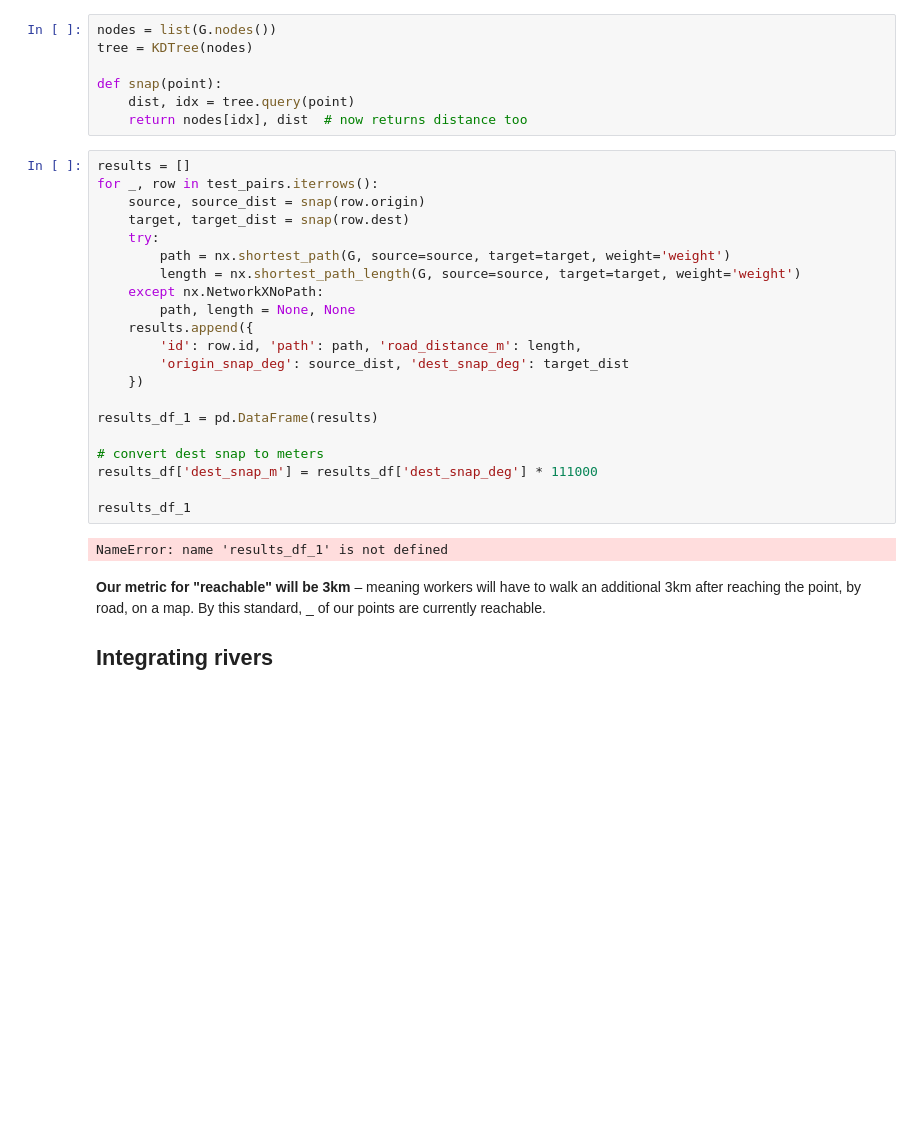
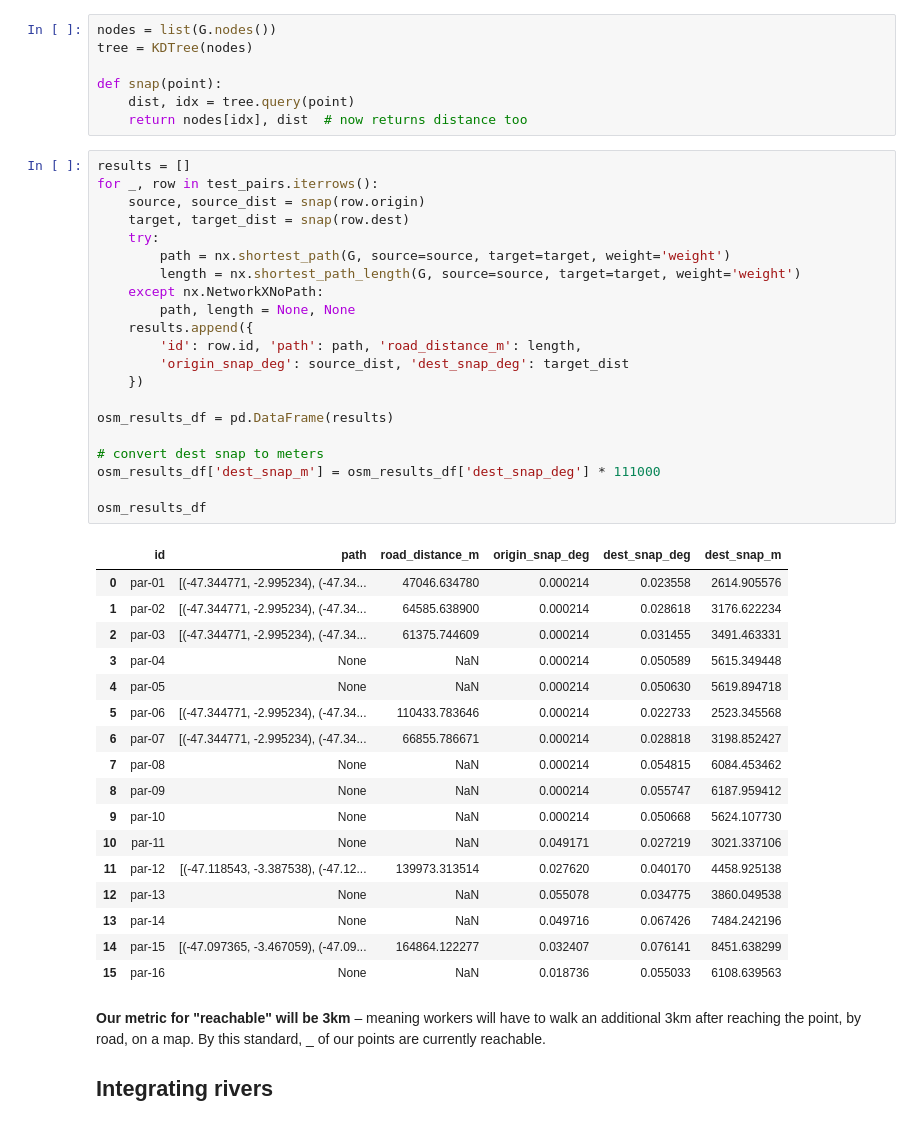
Before and after one commit to sofiasarak/amazoniahack26, a Jupyter notebook: avoid_rivers_func.ipynb, the cells around one changed output. Drawn from its saved outputs; the diff is of its cells as text; blank space fills up the shorter version.

```diff
--- a/avoid_rivers_func.ipynb
+++ b/avoid_rivers_func.ipynb
@@ -84,26 +85,42 @@ def snap(point):
 # %%
 results = []
 for _, row in test_pairs.iterrows():
     source, source_dist = snap(row.origin)
     target, target_dist = snap(row.dest)
     try:
         path = nx.shortest_path(G, source=source, target=target, weight='weight')
         length = nx.shortest_path_length(G, source=source, target=target, weight='weight')
     except nx.NetworkXNoPath:
         path, length = None, None
     results.append({
         'id': row.id, 'path': path, 'road_distance_m': length,
         'origin_snap_deg': source_dist, 'dest_snap_deg': target_dist
     })
 
-results_df_1 = pd.DataFrame(results)
+osm_results_df = pd.DataFrame(results)
 
 # convert dest snap to meters
-results_df['dest_snap_m'] = results_df['dest_snap_deg'] * 111000
+osm_results_df['dest_snap_m'] = osm_results_df['dest_snap_deg'] * 111000
 
-results_df_1
+osm_results_df
 # %% [output]
-NameError: name 'results_df_1' is not defined
+|  | id | path | road_distance_m | origin_snap_deg | dest_snap_deg | dest_snap_m |
+| 0 | par-01 | [(-47.344771, -2.995234), (-47.34... | 47046.634780 | 0.000214 | 0.023558 | 2614.905576 |
+| 1 | par-02 | [(-47.344771, -2.995234), (-47.34... | 64585.638900 | 0.000214 | 0.028618 | 3176.622234 |
+| 2 | par-03 | [(-47.344771, -2.995234), (-47.34... | 61375.744609 | 0.000214 | 0.031455 | 3491.463331 |
+| 3 | par-04 | None | NaN | 0.000214 | 0.050589 | 5615.349448 |
+| 4 | par-05 | None | NaN | 0.000214 | 0.050630 | 5619.894718 |
+| 5 | par-06 | [(-47.344771, -2.995234), (-47.34... | 110433.783646 | 0.000214 | 0.022733 | 2523.345568 |
+| 6 | par-07 | [(-47.344771, -2.995234), (-47.34... | 66855.786671 | 0.000214 | 0.028818 | 3198.852427 |
+| 7 | par-08 | None | NaN | 0.000214 | 0.054815 | 6084.453462 |
+| 8 | par-09 | None | NaN | 0.000214 | 0.055747 | 6187.959412 |
+| 9 | par-10 | None | NaN | 0.000214 | 0.050668 | 5624.107730 |
+| 10 | par-11 | None | NaN | 0.049171 | 0.027219 | 3021.337106 |
+| 11 | par-12 | [(-47.118543, -3.387538), (-47.12... | 139973.313514 | 0.027620 | 0.040170 | 4458.925138 |
+| 12 | par-13 | None | NaN | 0.055078 | 0.034775 | 3860.049538 |
+| 13 | par-14 | None | NaN | 0.049716 | 0.067426 | 7484.242196 |
+| 14 | par-15 | [(-47.097365, -3.467059), (-47.09... | 164864.122277 | 0.032407 | 0.076141 | 8451.638299 |
+| 15 | par-16 | None | NaN | 0.018736 | 0.055033 | 6108.639563 |
 # %% [markdown]
 **Our metric for "reachable" will be 3km** – meaning workers will have to walk an additional 3km after reaching the point, by road, on a map. By this standard, _ of our points are currently reachable.
 
```
Also changed, not shown: parts of 20 cells of this notebook.
